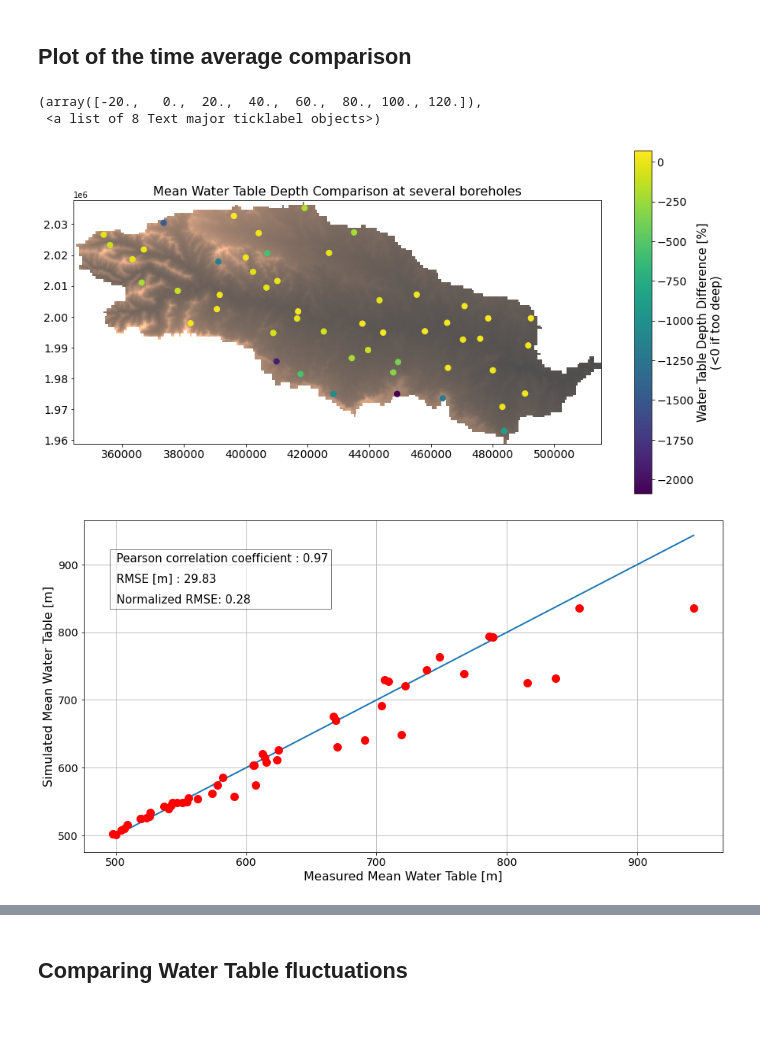
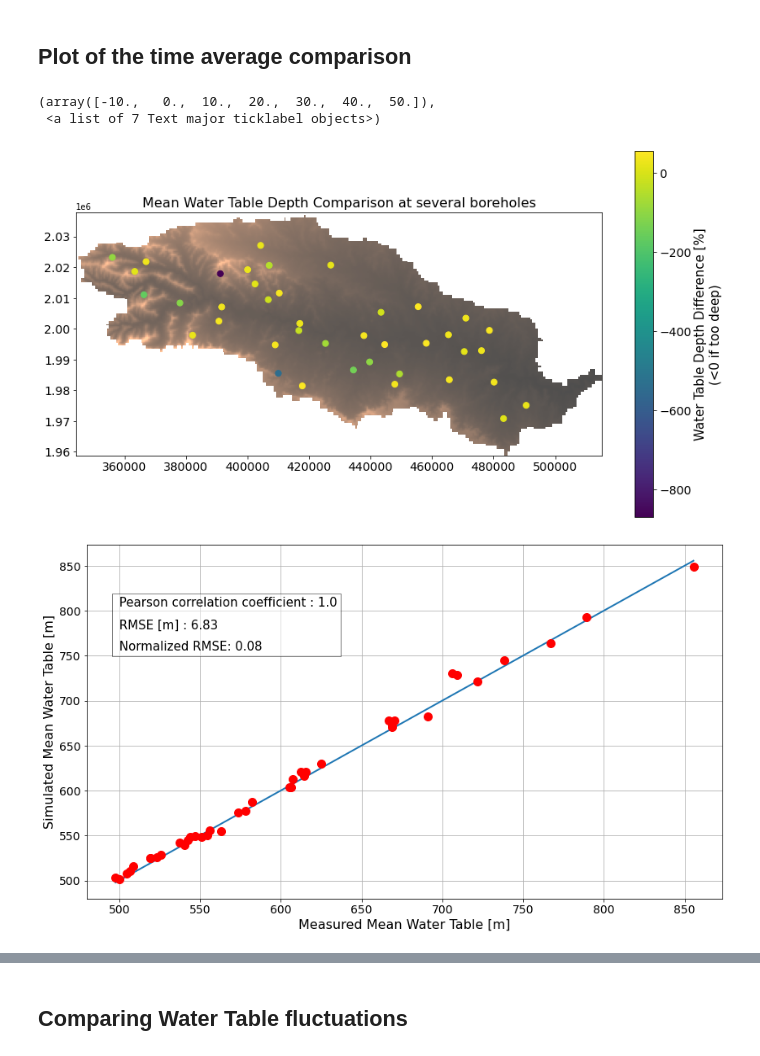
Before and after one commit to mikhailsmilovic/FUSE, a Jupyter notebook: Jupyter notebooks/4_GW.ipynb, the cells around one changed output, grey strips where cells are left out. Cells and saved outputs as stored; diff of their text form; code cells hidden in the pictures; blank space fills up the shorter version.

Commit message:
Remove wells close from boundaries and modify GW criteria

```diff
--- a/Jupyter notebooks/4_GW.ipynb
+++ b/Jupyter notebooks/4_GW.ipynb
@@ -12,7 +12,7 @@ import xlrd
 from datetime import datetime
 import plotly.express as px
 
-plt.rcParams['figure.figsize'] = [15, 8.0]
+plt.rcParams['figure.figsize'] = [14, 8.0]
 
 
 ## Importing paths
@@ -182,8 +190,13 @@ for pz in range(len(x_GW)): # For each monitoring borehole
     if colPz>0 and rowPz>0 and colPz<ncol and rowPz<nrow:       # If the borehole is in the model
         if basin[rowPz][colPz] == 1:         # If the borehole is in the basin
 
+            # Interpolating the simulated value as observation points are not in the cells center
+            X0 = (x_GW[pz]-float(Size[0]))/res_ModFlow
+            Y0 = (float(Size[2])-y_GW[pz])/res_ModFlow
+
+            close_points = points[np.sqrt((points[:,0]-X0)**2+(points[:,1]-Y0)**2) < 6] # all points at distance < 4 cell units
             # If the cell is not too close from an inactive cell (= too close from the basin limits)
-            if basin[rowPz-1][colPz]*basin[rowPz+1][colPz]*basin[rowPz][colPz-1]*basin[rowPz][colPz+1] !=0:
+            if 0 not in basin[close_points[:,1],close_points[:,0]]:
                 som=som+1
 
                 x_GW_bhima[som-1] = x_GW[pz]
@@ -191,10 +204,6 @@ for pz in range(len(x_GW)): # For each monitoring borehole
                 z_GW_bhima[som-1] = z_GW[pz]
                 wtd_GW_bhima[som-1][:] = Measured_watertabledepth[pz]               # Each column corresponds to a specific date between April 1997 and April 2007
                 wt_GW_bhima[som-1][:] = z_GW[pz]-Measured_watertabledepth[pz]
-
-                # Interpolating the simulated value as observation points are not in the cells center
-                X0 = (x_GW[pz]-float(Size[0]))/res_ModFlow
-                Y0 = (float(Size[2])-y_GW[pz])/res_ModFlow
 
                 # As interpolation seems to long for the Bhima, we create a new grid closer from the observation point
                 points2 = points[np.sqrt((points[:,0]-X0)**2+(points[:,1]-Y0)**2) < 2]
@@ -249,8 +258,10 @@ PearsonWaterTableDepth = np.corrcoef(Mean_wtd_GW_bhima, Mean_Sim_wtd_GW_bhima)
 CorrWaterTableDepth = PearsonWaterTableDepth[0][1]
 
 ## MEAN Normalize water table depth difference
-average_Norm_diffDepth = np.mean((Mean_wtd_GW_bhima - Mean_Sim_wtd_GW_bhima)/Mean_wtd_GW_bhima*100) # In percentage
+average_Norm_diffDepth = np.nanmean(np.abs(Mean_wtd_GW_bhima - Mean_Sim_wtd_GW_bhima)/Mean_wtd_GW_bhima*100) # In percentage
 Norm_diffDepth = (Mean_wtd_GW_bhima - Mean_Sim_wtd_GW_bhima)/Mean_wtd_GW_bhima*100 # In percentage
+# The 'average' criteria is always positive, we add - to indicate if simulated water levels are too deep
+average_Norm_diffDepth = average_Norm_diffDepth * (np.nanmean(Norm_diffDepth)/np.abs(np.nanmean(Norm_diffDepth)))
 
 ## MEAN Root mean square error
 RmseWaterTable = np.sqrt(np.sum((Mean_wt_GW_bhima - Mean_Sim_wt_GW_bhima)**2) / len(Mean_wt_GW_bhima))
@@ -263,7 +274,7 @@ RmseWaterTableDepth_norm = RmseWaterTableDepth/np.std(Mean_wtd_GW_bhima)
 ## Plot of the time average comparison
 # %%
 ## Plot the basin map with scatter showing discrepancy in Water Table Depth
-plt.figure()
+fig4 = plt.figure()
 Topo = np.copy(Topography_ModFlow)
 Topo[np.isnan(MeanWaterTable)] = np.nan
 plt.imshow(Topo, cmap='copper', alpha=0.7, extent=extent, origin='lower')
@@ -277,36 +288,36 @@ cb.ax.tick_params(labelsize=14)
 cb.set_label('Water Table Depth Difference [%]\n(<0 if too deep)', fontsize=15)
 cb.ax.tick_params(labelsize=14)
 
 
 ## Plot time-averaged results for water table comparison
-plt.figure()
+fig5 = plt.figure()
 # Print the perfect line 1/1
 plt.plot([np.nanmin(Mean_wt_GW_bhima),np.nanmax(Mean_wt_GW_bhima)],[np.nanmin(Mean_wt_GW_bhima),np.nanmax(Mean_wt_GW_bhima)], linestyle='solid', linewidth=2, marker=None)
 label1 = ' Pearson correlation coefficient : ' + str(round(CorrWaterTable*100)/100) + '\n RMSE [m] : ' + str(round(RmseWaterTable*100)/100) + '\n Normalized RMSE: ' + str(round(RmseWaterTable_norm*100)/100)
 plt.plot(Mean_wt_GW_bhima, Mean_Sim_wt_GW_bhima, marker='o', markersize=10, color='r', linestyle='')
 plt.text(np.nanmin(Mean_wt_GW_bhima), np.nanmax(Mean_wt_GW_bhima)-100, label1, fontsize=15,
         bbox=dict(facecolor='white', alpha=0.5), linespacing=2)
 plt.xlabel('Measured Mean Water Table [m]', fontsize=16)
 plt.ylabel('Simulated Mean Water Table [m]', fontsize= 16)
 plt.grid()
 plt.xticks(fontsize=14)
 plt.yticks(fontsize=14)
 
 ## Plot time-averaged results for water table depth comparison
-plt.figure()
+fig6 = plt.figure()
 # Print the perfect line 1/1
 plt.plot([np.nanmin(Mean_wtd_GW_bhima),np.nanmax(Mean_wtd_GW_bhima)],[np.nanmin(Mean_wtd_GW_bhima),np.nanmax(Mean_wtd_GW_bhima)], linestyle='solid', linewidth=2, marker=None)
 label2 = ' Mean difference [%] : ' + str(round(average_Norm_diffDepth*100)/100) + '\n Pearson correlation coefficient : ' + str(round(CorrWaterTableDepth*100)/100) + '\n RMSE [m] : ' + str(round(RmseWaterTableDepth*100)/100) + '\n Normalized RMSE: ' + str(round(RmseWaterTableDepth_norm*100)/100)
 plt.plot(Mean_wtd_GW_bhima, Mean_Sim_wtd_GW_bhima, marker='o', markersize=10, color='r', linestyle='')
 plt.text(np.nanmin(Mean_wtd_GW_bhima), np.nanmax(Mean_Sim_wtd_GW_bhima)-30, label2, fontsize=15,
         bbox=dict(facecolor='white', alpha=0.5), linespacing=2)
 plt.xlabel('Measured time-averaged water table depth [m]', fontsize= 16)
 plt.ylabel('Simulated time-averaged water table depth [m]', fontsize= 16)
 plt.grid()
 plt.xticks(fontsize=14)
 plt.yticks(fontsize=14)
 # %% [output]
-(array([-20.,   0.,  20.,  40.,  60.,  80., 100., 120.]),
- <a list of 8 Text major ticklabel objects>)
+(array([-10.,   0.,  10.,  20.,  30.,  40.,  50.]),
+ <a list of 7 Text major ticklabel objects>)
-[figure, old version]
+[figure, new version]
-[figure, old version]
+[figure, new version]
```
Also changed, not shown: parts of 8 cells of this notebook, 4 other files.
